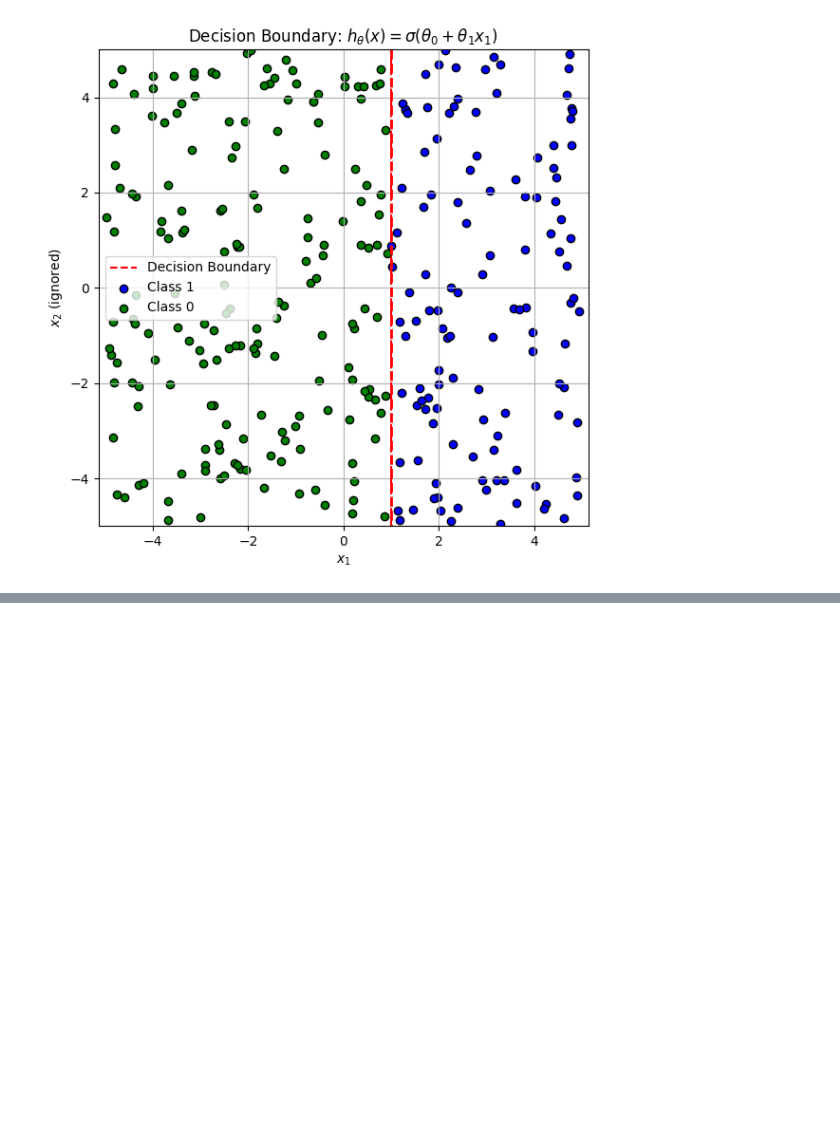
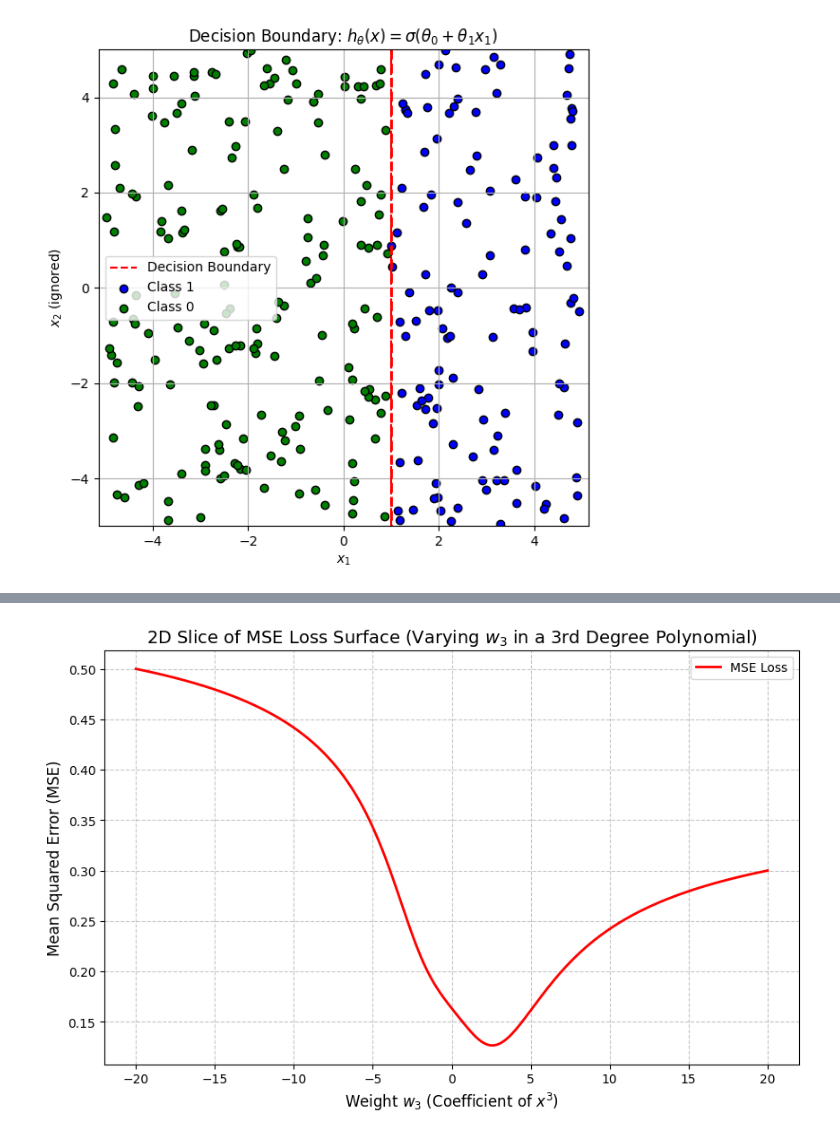
Before and after one commit to ekaratnida/Applied-machine-learning, a Jupyter notebook: Week05-Logistic/week05_figs.ipynb, the cells around one changed output, grey strips where cells are left out. Saved outputs shown, nothing was run; the diff lists cells and outputs as text; code cells hidden in the pictures; blank space fills up the shorter version.

```diff
--- a/Week05-Logistic/week05_figs.ipynb
+++ b/Week05-Logistic/week05_figs.ipynb
@@ -171,0 +221,43 @@ plt.show()
+# %%
+import numpy as np
+import matplotlib.pyplot as plt
+
+def sigmoid(z):
+    return 1 / (1 + np.exp(-z))
+
+def mse_loss(y_true, y_pred):
+    return np.mean((y_true - y_pred)**2)
+
+# 1. Generate synthetic data
+np.random.seed(42)
+x = np.linspace(-1, 1, 50)
+# Define a target where the 'true' w3 coefficient is 5
+z_true = 0.5*x**2 - 1.2*x**1 + 0.8*x
+y_actual = (sigmoid(z_true) > 0.5).astype(float)
+
+# 2. Fix other parameters and vary only w3
+w2_fixed = -2
+w1_fixed = 0
+b_fixed = 0
+
+w3_values = np.linspace(-20, 20, 500)
+mse_values = []
+
+for w3 in w3_values:
+    z_pred = w3 * x**2 + w2_fixed * x**1 + w1_fixed * x + b_fixed
+    y_pred = sigmoid(z_pred)
+    mse_values.append(mse_loss(y_actual, y_pred))
+
+# 3. Create the 2D Plot
+plt.figure(figsize=(10, 6))
+plt.plot(w3_values, mse_values, color='red', linewidth=2, label='MSE Loss')
+
+plt.title('2D Slice of MSE Loss Surface (Varying $w_3$ in a 3rd Degree Polynomial)', fontsize=14)
+plt.xlabel('Weight $w_3$ (Coefficient of $x^3$)', fontsize=12)
+plt.ylabel('Mean Squared Error (MSE)', fontsize=12)
+plt.grid(True, linestyle='--', alpha=0.7)
+plt.legend()
+
+plt.show()
+# %% [output]
+[figure, added]
```
Also changed, not shown: parts of 1 cell of this notebook.
